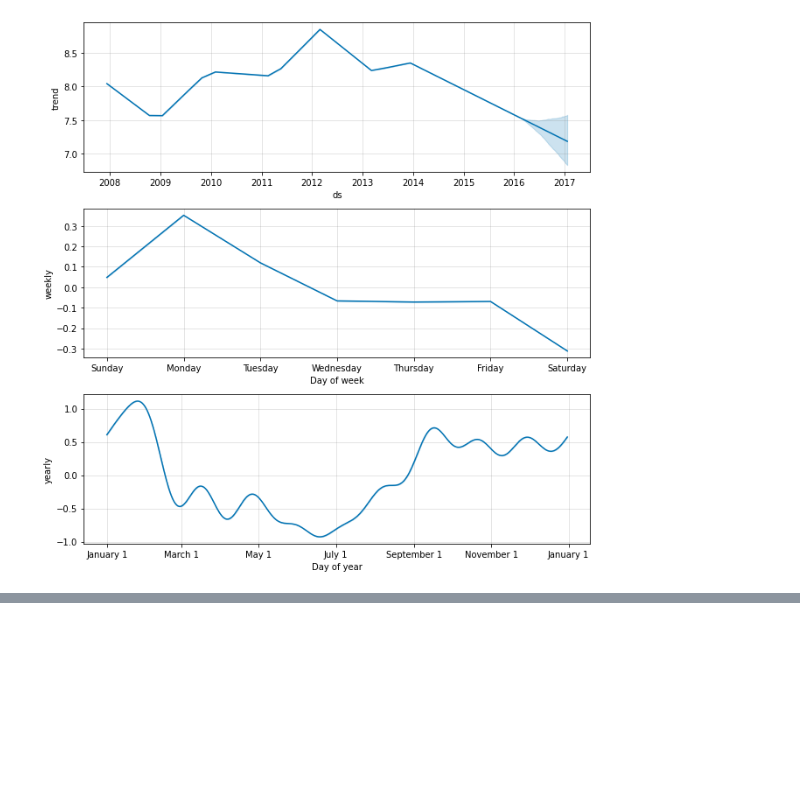
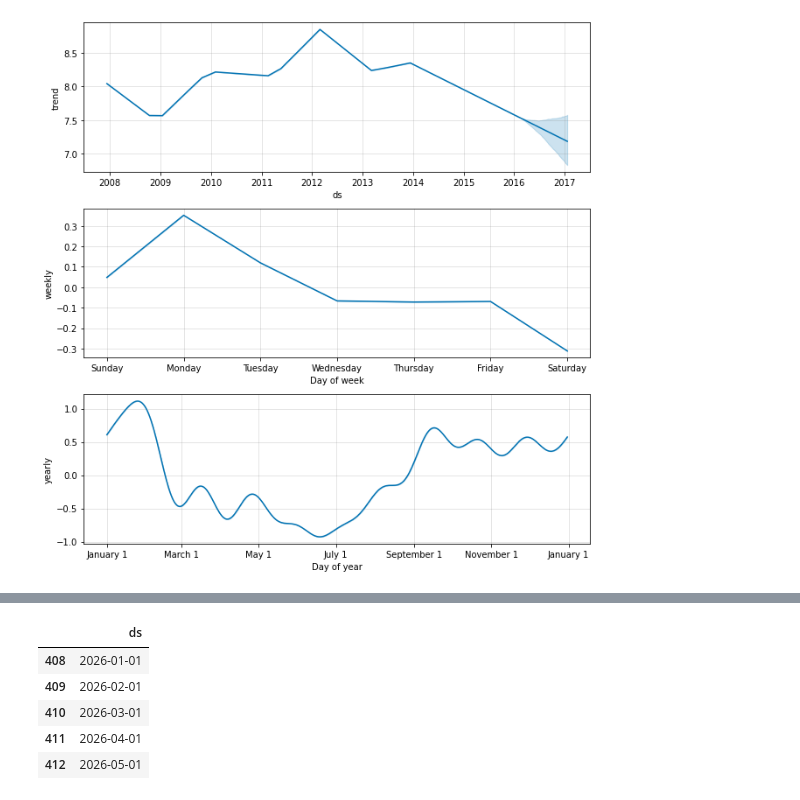
Before and after one commit to raysunau/python_data_analytics, a Jupyter notebook: Python_time series_forecast.ipynb, the cells around one changed output, grey strips where cells are left out. Saved outputs shown, nothing was run; the diff lists cells and outputs as text; code cells hidden in the pictures; blank space fills up the shorter version.

```diff
--- a/Python_time series_forecast.ipynb
+++ b/Python_time series_forecast.ipynb
@@ -54,0 +77,13 @@ fig2 = m.plot_components(forecast)
+# %%
+future = m.make_future_dataframe(periods = 120, freq = 'MS')
+# Note that MS used here is month-start, meaning the data point is placed on the start of each month
+# ref: https://pandas.pydata.org/pandas-docs/stable/user_guide/timeseries.html#timeseries-offset-aliases
+
+future.tail()
+# %% [output]
+|  | ds |
+| 408 | 2026-01-01 |
+| 409 | 2026-02-01 |
+| 410 | 2026-03-01 |
+| 411 | 2026-04-01 |
+| 412 | 2026-05-01 |
```
Also changed, not shown: parts of 6 cells of this notebook, 1 other file.
